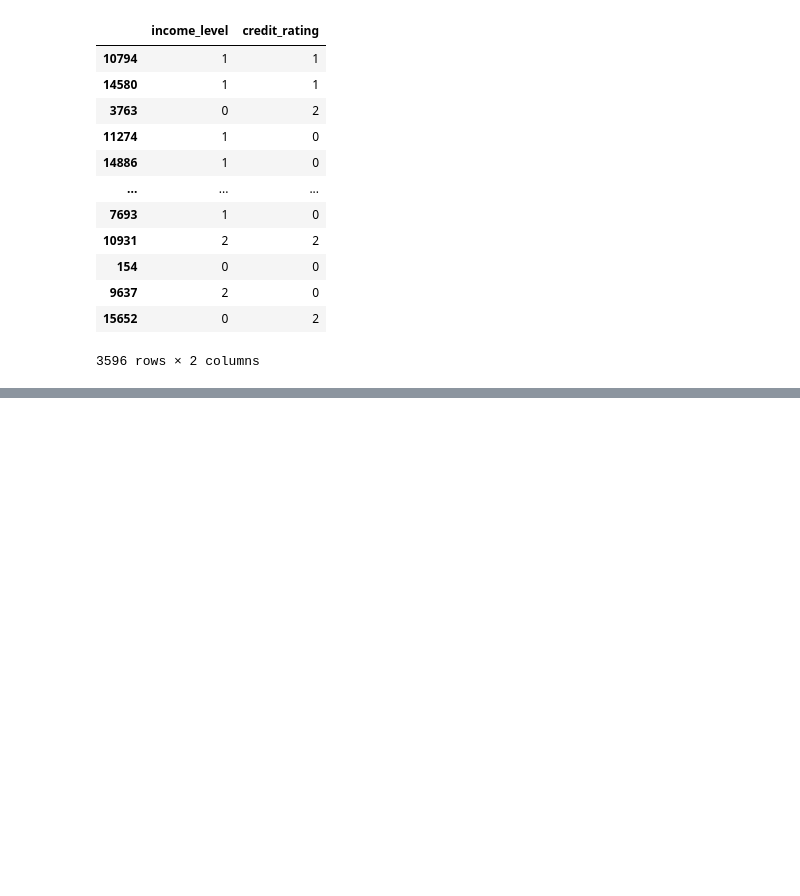
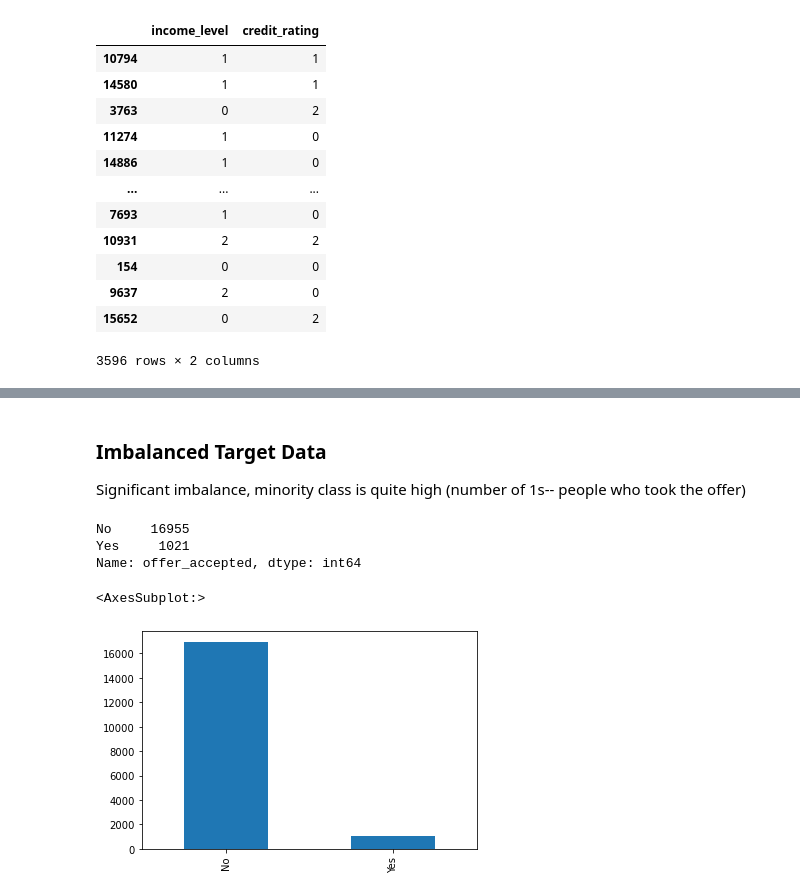
Before and after one commit to hollyjanedalton/mid_bootcamp_project, a Jupyter notebook: Building models.ipynb, the cells around one changed output, grey strips where cells are left out. Drawn from its saved outputs; the diff is of its cells as text; code cells hidden in the pictures; blank space fills up the shorter version.

```diff
--- a/Building models.ipynb
+++ b/Building models.ipynb
@@ -521 +583,14 @@ array([[0.        , 0.        , 0.        , ..., 0.        , 0.        ,
+# %% [markdown]
+### Imbalanced Target Data
+Significant imbalance, minority class is quite high (number of 1s-- people who took the offer)
+# %%
+count_classes = data['offer_accepted'].value_counts()
+print(count_classes)
+count_classes.plot(kind = 'bar')
+# %% [output]
+No     16955
+Yes     1021
+Name: offer_accepted, dtype: int64
+<AxesSubplot:>
+[figure, added]
 # %%
```
Also changed, not shown: parts of 25 cells of this notebook.
